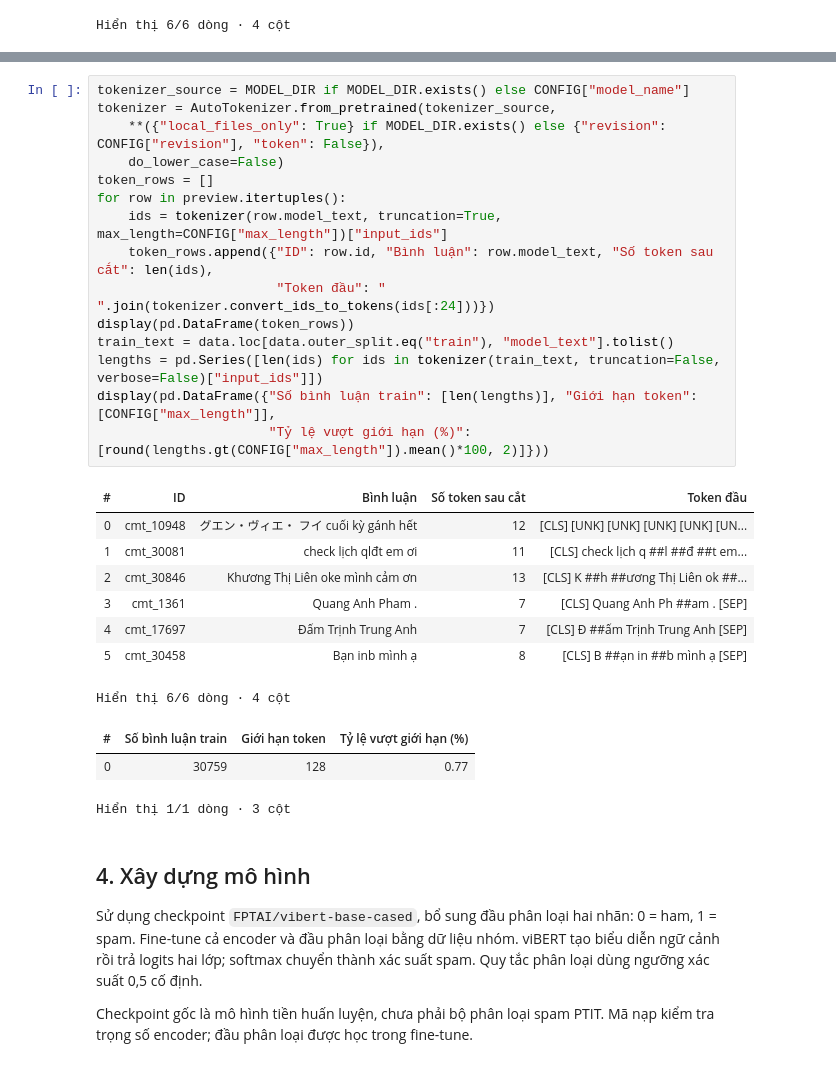
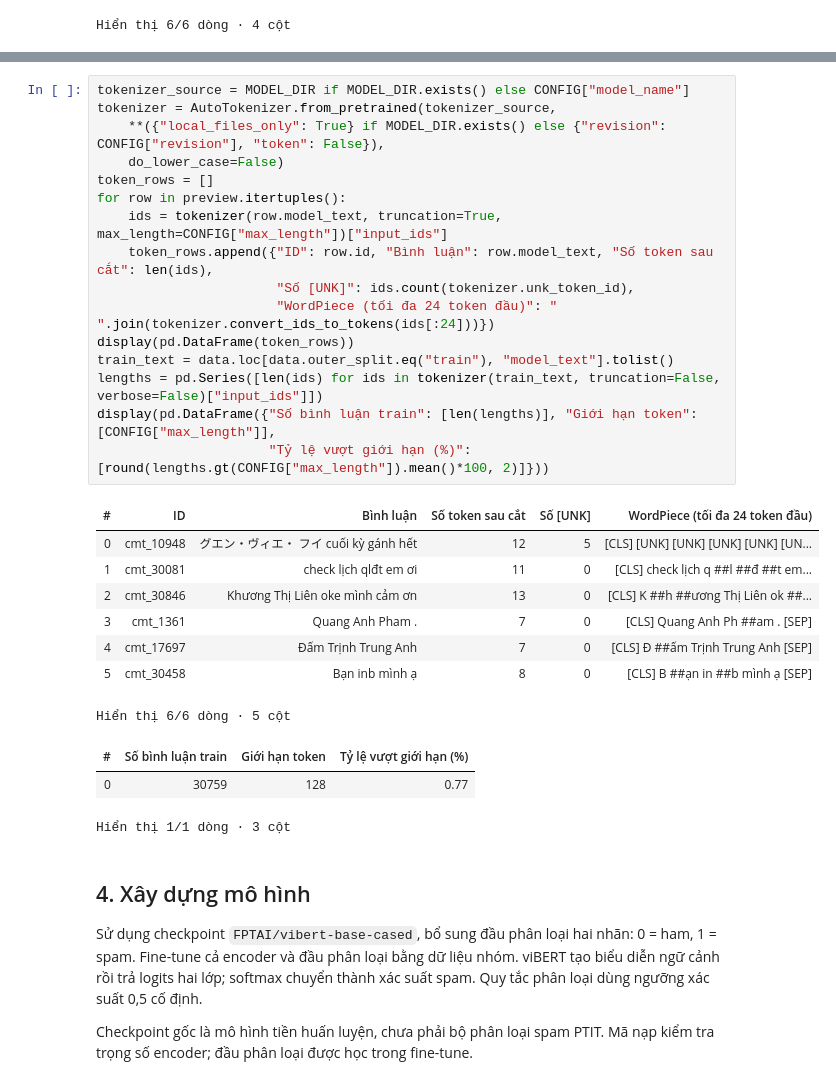
Before and after one commit to P-Bao/ptit-facebook-spam-ham, a Jupyter notebook: notebooks/03_vibert.ipynb, the cells around one changed output, grey strips where cells are left out. Cells and saved outputs as stored; diff of their text form.

Commit message:
Clarify tokenizer output and finalize project guides and study assignments

```diff
--- a/notebooks/03_vibert.ipynb
+++ b/notebooks/03_vibert.ipynb
@@ -88,27 +99,28 @@ trong train; tỷ lệ bị cắt được khảo sát trên train, không dùng
 # %%
 tokenizer_source = MODEL_DIR if MODEL_DIR.exists() else CONFIG["model_name"]
 tokenizer = AutoTokenizer.from_pretrained(tokenizer_source,
     **({"local_files_only": True} if MODEL_DIR.exists() else {"revision": CONFIG["revision"], "token": False}),
     do_lower_case=False)
 token_rows = []
 for row in preview.itertuples():
     ids = tokenizer(row.model_text, truncation=True, max_length=CONFIG["max_length"])["input_ids"]
     token_rows.append({"ID": row.id, "Bình luận": row.model_text, "Số token sau cắt": len(ids),
-                       "Token đầu": " ".join(tokenizer.convert_ids_to_tokens(ids[:24]))})
+                       "Số [UNK]": ids.count(tokenizer.unk_token_id),
+                       "WordPiece (tối đa 24 token đầu)": " ".join(tokenizer.convert_ids_to_tokens(ids[:24]))})
 display(pd.DataFrame(token_rows))
 train_text = data.loc[data.outer_split.eq("train"), "model_text"].tolist()
 lengths = pd.Series([len(ids) for ids in tokenizer(train_text, truncation=False, verbose=False)["input_ids"]])
 display(pd.DataFrame({"Số bình luận train": [len(lengths)], "Giới hạn token": [CONFIG["max_length"]],
                       "Tỷ lệ vượt giới hạn (%)": [round(lengths.gt(CONFIG["max_length"]).mean()*100, 2)]}))
 # %% [output]
-| # | ID | Bình luận | Số token sau cắt | Token đầu |
-| 0 | cmt_10948 | グエン・ヴィエ・ フイ cuối kỳ gánh hết | 12 | [CLS] [UNK] [UNK] [UNK] [UNK] [UN... |
-| 1 | cmt_30081 | check lịch qlđt em ơi | 11 | [CLS] check lịch q ##l ##đ ##t em... |
-| 2 | cmt_30846 | Khương Thị Liên oke mình cảm ơn | 13 | [CLS] K ##h ##ương Thị Liên ok ##... |
-| 3 | cmt_1361 | Quang Anh Pham . | 7 | [CLS] Quang Anh Ph ##am . [SEP] |
-| 4 | cmt_17697 | Đấm Trịnh Trung Anh | 7 | [CLS] Đ ##ấm Trịnh Trung Anh [SEP] |
-| 5 | cmt_30458 | Bạn inb mình ạ | 8 | [CLS] B ##ạn in ##b mình ạ [SEP] |
+| # | ID | Bình luận | Số token sau cắt | Số [UNK] | WordPiece (tối đa 24 token đầu) |
+| 0 | cmt_10948 | グエン・ヴィエ・ フイ cuối kỳ gánh hết | 12 | 5 | [CLS] [UNK] [UNK] [UNK] [UNK] [UN... |
+| 1 | cmt_30081 | check lịch qlđt em ơi | 11 | 0 | [CLS] check lịch q ##l ##đ ##t em... |
+| 2 | cmt_30846 | Khương Thị Liên oke mình cảm ơn | 13 | 0 | [CLS] K ##h ##ương Thị Liên ok ##... |
+| 3 | cmt_1361 | Quang Anh Pham . | 7 | 0 | [CLS] Quang Anh Ph ##am . [SEP] |
+| 4 | cmt_17697 | Đấm Trịnh Trung Anh | 7 | 0 | [CLS] Đ ##ấm Trịnh Trung Anh [SEP] |
+| 5 | cmt_30458 | Bạn inb mình ạ | 8 | 0 | [CLS] B ##ạn in ##b mình ạ [SEP] |
-Hiển thị 6/6 dòng · 4 cột
+Hiển thị 6/6 dòng · 5 cột
 | # | Số bình luận train | Giới hạn token | Tỷ lệ vượt giới hạn (%) |
 | 0 | 30759 | 128 | 0.77 |
 Hiển thị 1/1 dòng · 3 cột
```
Also changed, not shown: parts of 2 cells of this notebook, 36 other files.
